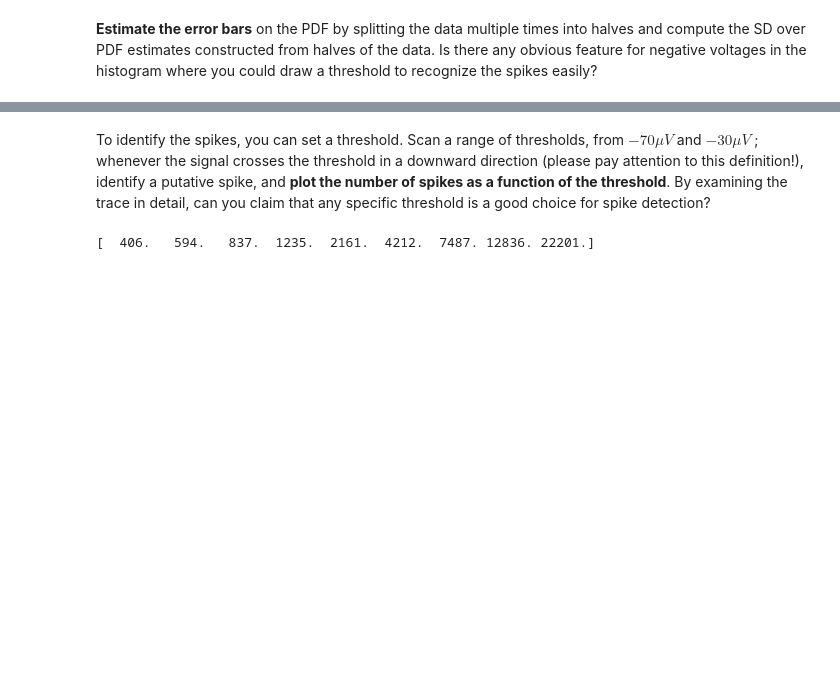
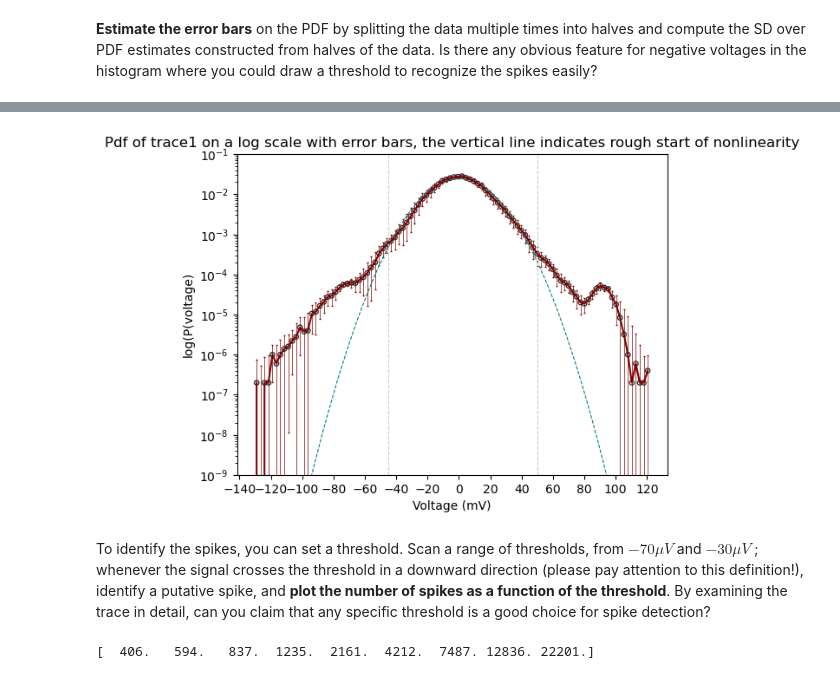
Before and after one commit to acumpelik/DSSC23, a Jupyter notebook: DSSC23-Homework2-Andrea_Cumpelik.ipynb, the cells around one changed output, grey strips where cells are left out. Saved outputs shown, nothing was run; the diff lists cells and outputs as text; code cells hidden in the pictures; blank space fills up the shorter version.

```diff
--- a/DSSC23-Homework2-Andrea_Cumpelik.ipynb
+++ b/DSSC23-Homework2-Andrea_Cumpelik.ipynb
@@ -188,3 +194,34 @@ counts, edges = nu
+# %%
+# Plot the histogram on a log scale
+counts, edges = np.histogram(trace1, bins=numbins, density=True)
+
+# Get the center of the bin:
+bin_centers = (edges[1:]+edges[:-1])/ 2 # take the average of the consecutive edges of each bin
+
+# Plot the histogram:
+plt.scatter(bin_centers, counts, marker='o', s=15,facecolors='none', edgecolors='k', alpha=0.8)
+plt.yscale('log')
+plt.title('Pdf of trace1 on a log scale with error bars, the vertical line indicates rough start of nonlinearity')
+plt.xlabel('Voltage (mV)')
+plt.ylabel('log(P(voltage)')
+plt.xticks(np.arange(-140, 140, 20))
+plt.plot(bin_centers, counts, linewidth=.5, color='k')
+plt.errorbar(bin_centers, counts, yerr = stdEstimates, elinewidth=0.5, capsize=1, color='maroon')
+
+# Superimpose a normal distribution
+mu = trace1.mean()
+sigma = trace1.std()
+normdist = stats.norm(mu, sigma)
+x = np.linspace(bin_centers.min(), bin_centers.max(), numbins)
+plt.plot(x, normdist.pdf(x), linestyle='--', linewidth=0.8, color='teal')
+plt.axvline(x=-45, linestyle='--', linewidth=0.8, color='0.8')
+plt.axvline(x=50, linestyle='--', linewidth=0.8, color='0.8')
+plt.yscale('log')
+plt.ylim(10e-10,10e-2)
+
+plt.show()
+# %% [output]
+[figure, new version]
 # %% [markdown]
 To identify the spikes, you can set a threshold. Scan a range of
 thresholds, from $-70 \mu V$ and $-30 \mu V$ ; whenever the signal crosses the threshold
```
Also changed, not shown: parts of 6 cells of this notebook, 1 other file.
